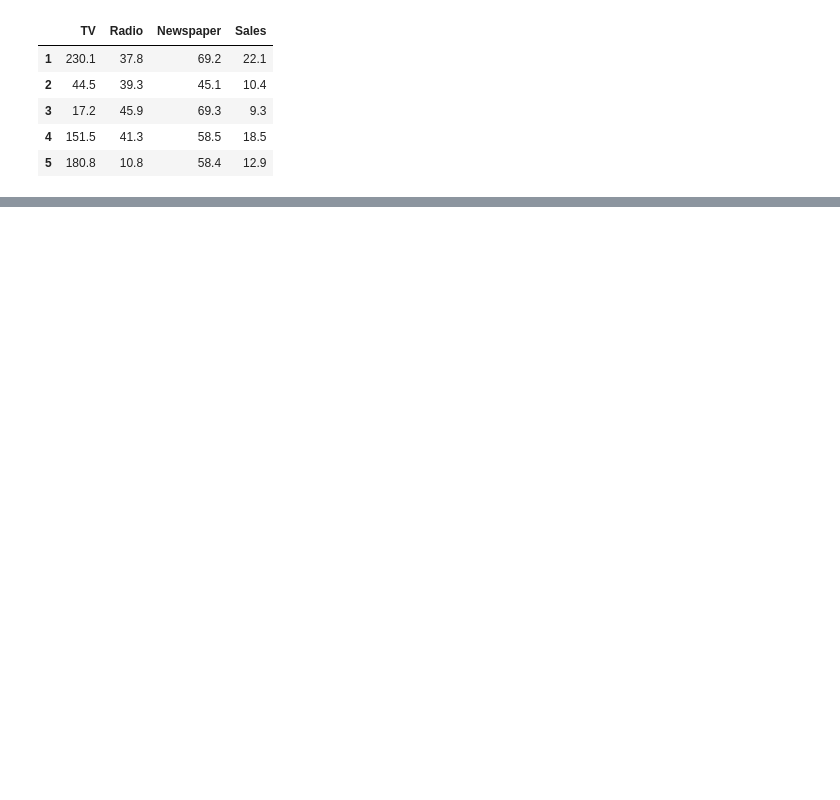
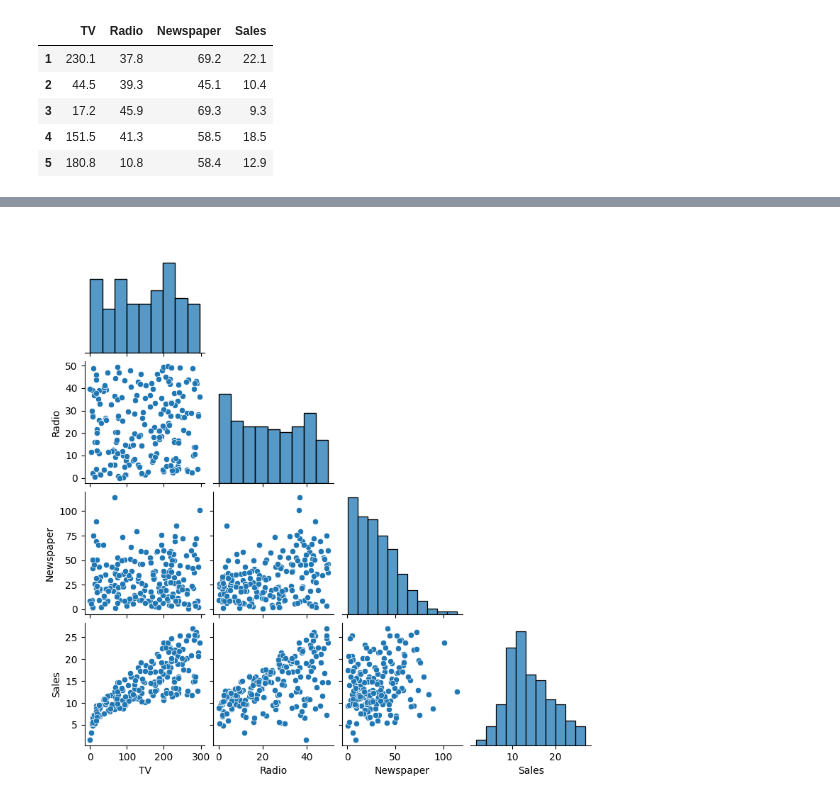
Before and after one commit to Razjoh/Machine-learning-Rasmus-Johansson, a Jupyter notebook: Code-along/L0-Linear_regression.ipynb, the cells around one changed output, grey strips where cells are left out. Drawn from its saved outputs; the diff is of its cells as text; code cells hidden in the pictures; blank space fills up the shorter version.

```diff
--- a/Code-along/L0-Linear_regression.ipynb
+++ b/Code-along/L0-Linear_regression.ipynb
@@ -15,0 +56,4 @@ df.head()
+# %%
+ax = sns.pairplot(data=df, height=2, corner=True)
+# %% [output]
+[figure, added]
```
Also changed, not shown: parts of 6 cells of this notebook.
